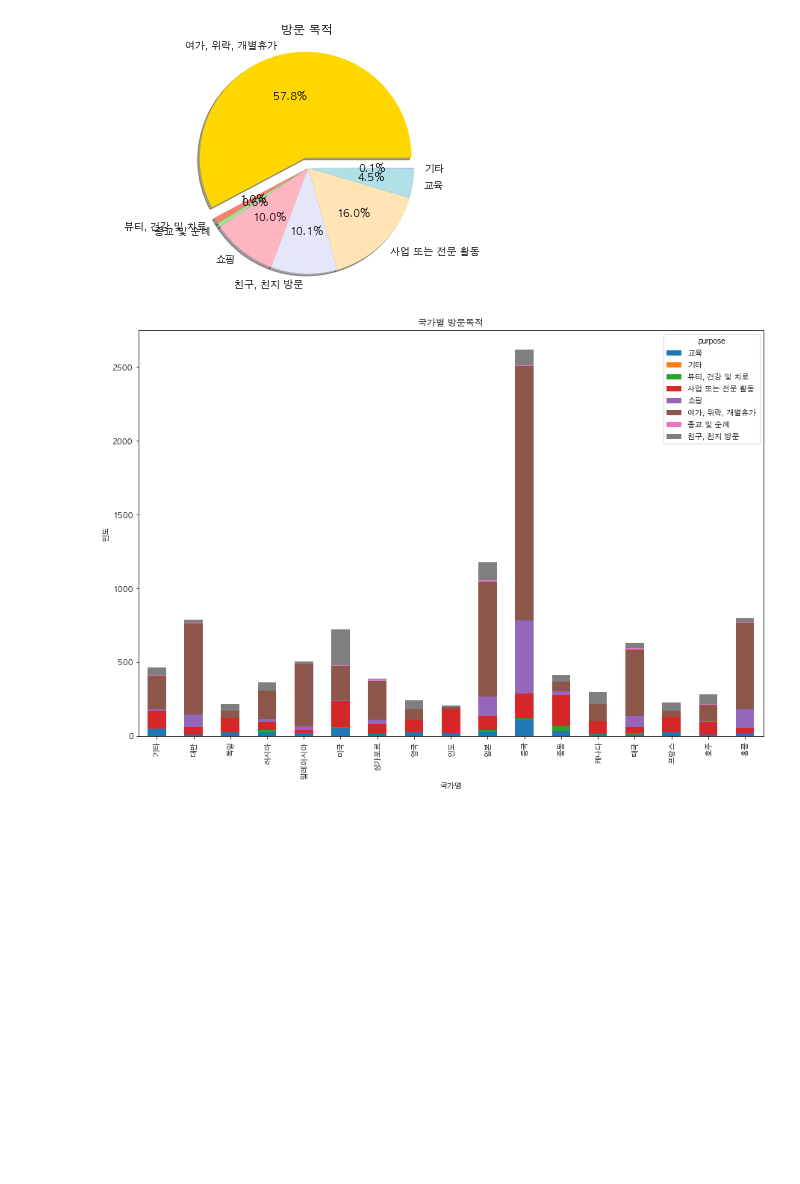
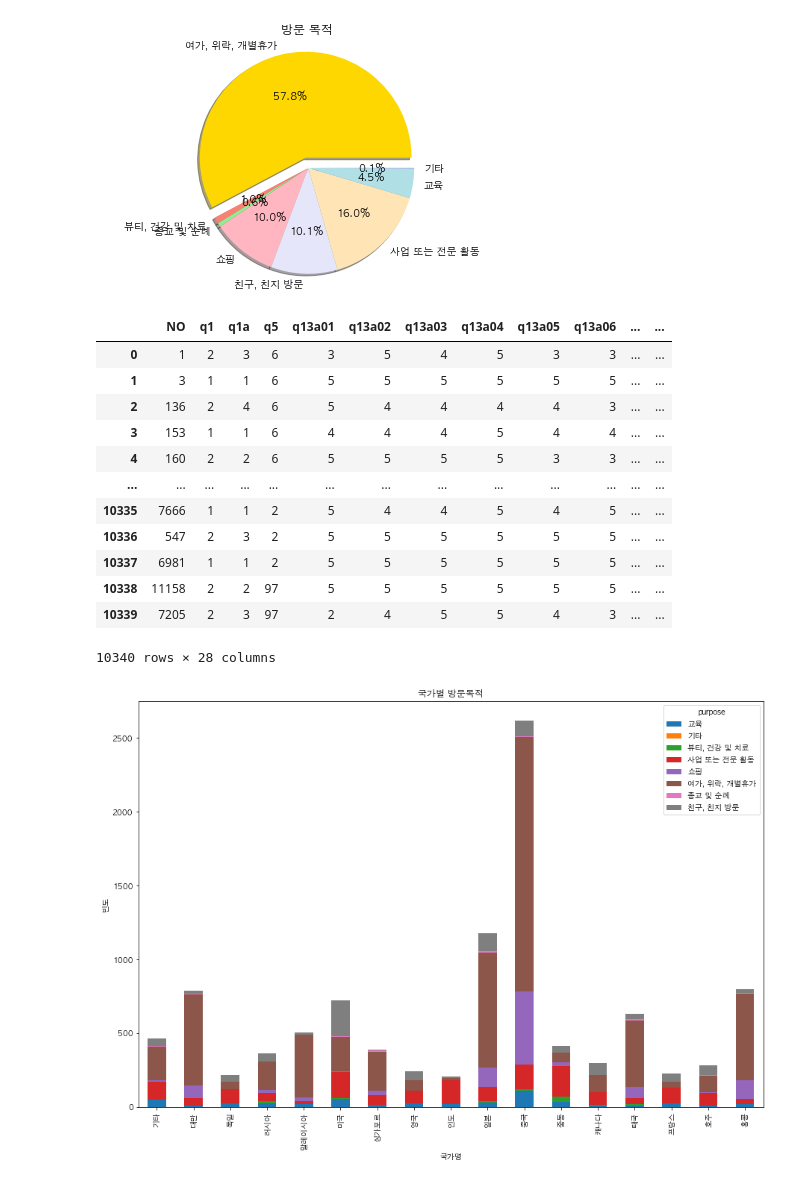
Before and after one commit to asdhgfasd1/2020, a Jupyter notebook: statistics/des_stats01.ipynb, the cells around one changed output. Drawn from its saved outputs; the diff is of its cells as text; code cells hidden in the pictures; blank space fills up the shorter version.

```diff
--- a/statistics/des_stats01.ipynb
+++ b/statistics/des_stats01.ipynb
@@ -361,4 +366,25 @@ nation_purpose_stats = filter_non.copy()
 # na_pu_stats
 
 # nation_purpose_stats.groupby(["nat", "q5"]).count()["NO"].unstack().plot(kind="bar", stacked=True)
+# %%
+# inner join
+merge_name_stats = nation_purpose_stats.merge( nation_name_df , how = 'inner', on='nat')
+merge_name_stats = merge_name_stats.merge(purpose_name_df, how='inner', on='q5')
+merge_name_stats = merge_name_stats.merge(sex_name_df, how='inner', on='sex')
+
+merge_name_stats
+# %% [output]
+|  | NO | q1 | q1a | q5 | q13a01 | q13a02 | q13a03 | q13a04 | q13a05 | q13a06 | ... | ... |
+| 0 | 1 | 2 | 3 | 6 | 3 | 5 | 4 | 5 | 3 | 3 | ... | ... |
+| 1 | 3 | 1 | 1 | 6 | 5 | 5 | 5 | 5 | 5 | 5 | ... | ... |
+| 2 | 136 | 2 | 4 | 6 | 5 | 4 | 4 | 4 | 4 | 3 | ... | ... |
+| 3 | 153 | 1 | 1 | 6 | 4 | 4 | 4 | 5 | 4 | 4 | ... | ... |
+| 4 | 160 | 2 | 2 | 6 | 5 | 5 | 5 | 5 | 3 | 3 | ... | ... |
+| ... | ... | ... | ... | ... | ... | ... | ... | ... | ... | ... | ... | ... |
+| 10335 | 7666 | 1 | 1 | 2 | 5 | 4 | 4 | 5 | 4 | 5 | ... | ... |
+| 10336 | 547 | 2 | 3 | 2 | 5 | 5 | 5 | 5 | 5 | 5 | ... | ... |
+| 10337 | 6981 | 1 | 1 | 2 | 5 | 5 | 5 | 5 | 5 | 5 | ... | ... |
+| 10338 | 11158 | 2 | 2 | 97 | 5 | 5 | 5 | 5 | 5 | 5 | ... | ... |
+| 10339 | 7205 | 2 | 3 | 97 | 2 | 4 | 5 | 5 | 4 | 3 | ... | ... |
+10340 rows × 28 columns
 # %%
```
Also changed, not shown: parts of 4 cells of this notebook.
